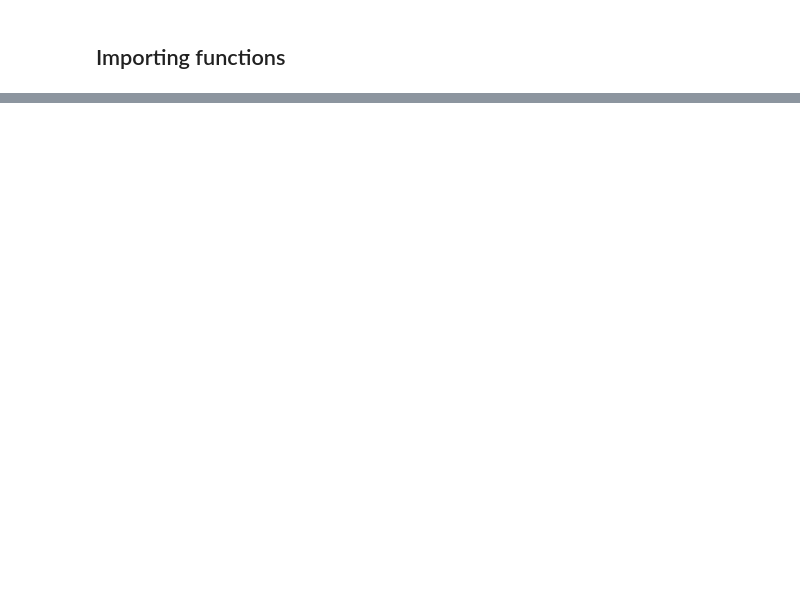
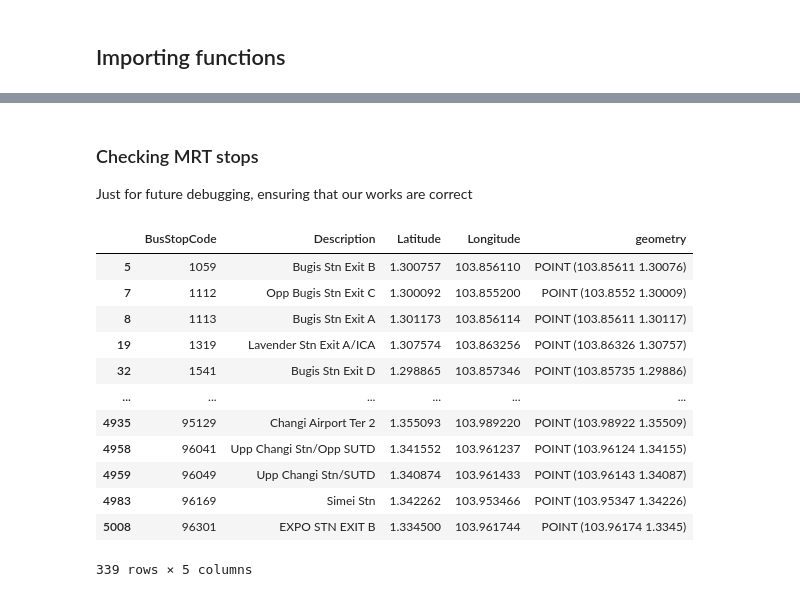
Before and after one commit to DSA4264/project, a Jupyter notebook: main.ipynb, the cells around one changed output, grey strips where cells are left out. Saved outputs shown, nothing was run; the diff lists cells and outputs as text; code cells hidden in the pictures; blank space fills up the shorter version.

```diff
--- a/main.ipynb
+++ b/main.ipynb
@@ -143,0 +152,31 @@ Percentage of Bus Stops linked to MRT stations: 8.43%
+# %%
+# Step 1: Sort by ServiceNo, Direction, and StopSequence to ensure the order is correct
+bus_routes_df_sorted = bus_routes_df.sort_values(by=['ServiceNo', 'Direction', 'StopSequence'])
+
+# Step 2: Calculate the difference in Distance between consecutive stops for each ServiceNo and Direction
+bus_routes_df_sorted['DistanceBetweenStops'] = bus_routes_df_sorted.groupby(['ServiceNo', 'Direction'])['Distance'].diff()
+
+# Step 3: Calculate the mean distance between stops for each bus route (ServiceNo and Direction)
+mean_distance_between_stops = bus_routes_df_sorted.groupby(['ServiceNo', 'Direction'])['DistanceBetweenStops'].mean().reset_index()
+
+# Rename the column for clarity
+mean_distance_between_stops.rename(columns={'DistanceBetweenStops': 'MeanDistanceBetweenStops'}, inplace=True)
+
+mean_distance_between_stops['MeanDistanceBetweenStops'] = mean_distance_between_stops['MeanDistanceBetweenStops'] * 1000
+
+# Display the result
+print(mean_distance_between_stops.head())
+
+# Examine the outliers
+mean_distance_between_stops['MeanDistanceBetweenStops'].plot(kind='box')
+plt.title('Mean Distance Between Stops')
+plt.ylabel('Distance (m)')
+plt.show()
+
+# Put the outliers in a df, using z-score
+mean_distance_between_stops['z_score'] = np.abs((mean_distance_between_stops['MeanDistanceBetweenStops'] - mean_distance_between_stops['MeanDistanceBetweenStops'].mean()) / mean_distance_between_stops['MeanDistanceBetweenStops'].std())
+outliers = mean_distance_between_stops[mean_distance_between_stops['z_score'] > 3]
+outliers = outliers.sort_values(by='MeanDistanceBetweenStops', ascending=False)
+print("Some outliers:")
+print(outliers.head())
+print("Number of outliers:", outliers.shape[0])
@@ -143,0 +296,21 @@ Percentage of Bus Stops linked to MRT stations: 8.43%
+# %% [markdown]
+### Checking MRT stops
+Just for future debugging, ensuring that our works are correct
+# %%
+bus_stops_mrt = tagging[tagging['is_mrt_final'] == True]
+bus_stops_mrt = bus_stops_mrt[['BusStopCode', 'Description', 'Latitude', 'Longitude', 'geometry']]
+bus_stops_mrt
+# %% [output]
+|  | BusStopCode | Description | Latitude | Longitude | geometry |
+| 5 | 1059 | Bugis Stn Exit B | 1.300757 | 103.856110 | POINT (103.85611 1.30076) |
+| 7 | 1112 | Opp Bugis Stn Exit C | 1.300092 | 103.855200 | POINT (103.8552 1.30009) |
+| 8 | 1113 | Bugis Stn Exit A | 1.301173 | 103.856114 | POINT (103.85611 1.30117) |
+| 19 | 1319 | Lavender Stn Exit A/ICA | 1.307574 | 103.863256 | POINT (103.86326 1.30757) |
+| 32 | 1541 | Bugis Stn Exit D | 1.298865 | 103.857346 | POINT (103.85735 1.29886) |
+| ... | ... | ... | ... | ... | ... |
+| 4935 | 95129 | Changi Airport Ter 2 | 1.355093 | 103.989220 | POINT (103.98922 1.35509) |
+| 4958 | 96041 | Upp Changi Stn/Opp SUTD | 1.341552 | 103.961237 | POINT (103.96124 1.34155) |
+| 4959 | 96049 | Upp Changi Stn/SUTD | 1.340874 | 103.961433 | POINT (103.96143 1.34087) |
+| 4983 | 96169 | Simei Stn | 1.342262 | 103.953466 | POINT (103.95347 1.34226) |
+| 5008 | 96301 | EXPO STN EXIT B | 1.334500 | 103.961744 | POINT (103.96174 1.3345) |
+339 rows × 5 columns
```
Also changed, not shown: parts of 18 cells of this notebook, 2 other files.
